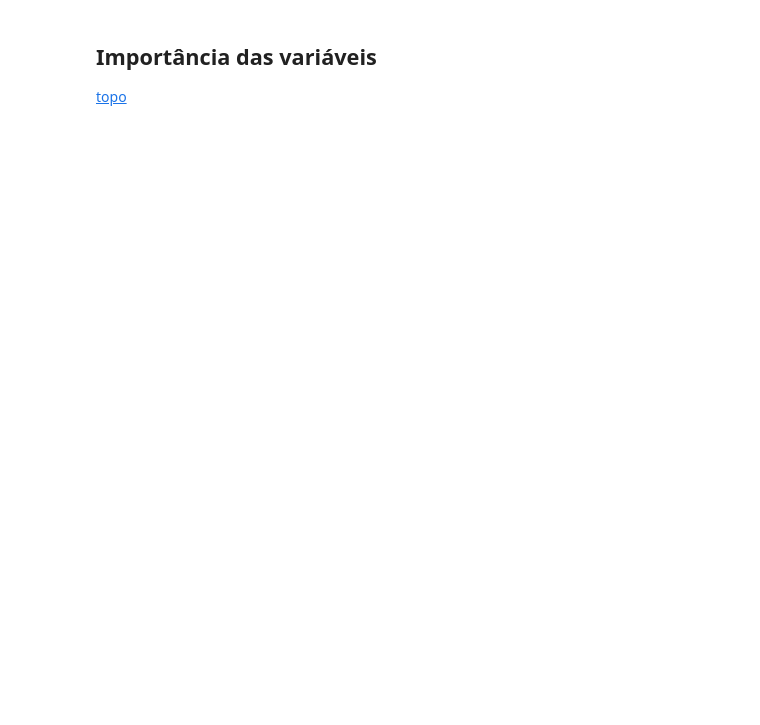
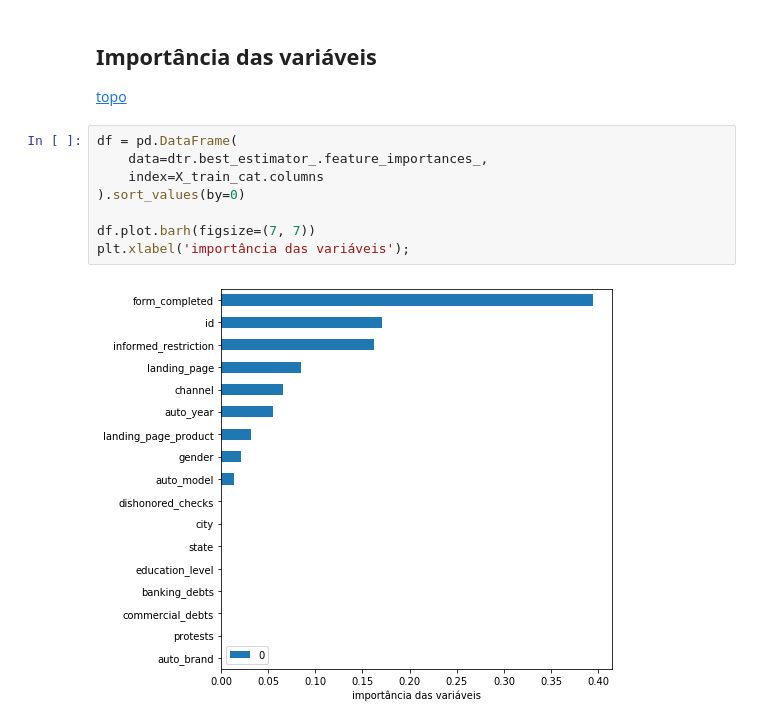
Before and after one commit to jruizvar/creditas, a Jupyter notebook: notebook/modelo_de_credito.ipynb, the cells around one changed output. Drawn from its saved outputs; the diff is of its cells as text; blank space fills up the shorter version.

Commit message:
feature importances

```diff
--- a/notebook/modelo_de_credito.ipynb
+++ b/notebook/modelo_de_credito.ipynb
@@ -263,3 +302,13 @@ Stacking: 0.7452969866626725
 ## Importância das variáveis
 
 [topo](#home)
+# %%
+df = pd.DataFrame(
+    data=dtr.best_estimator_.feature_importances_,
+    index=X_train_cat.columns
+).sort_values(by=0)
+
+df.plot.barh(figsize=(7, 7))
+plt.xlabel('importância das variáveis');
+# %% [output]
+[figure, added]
```
Also changed, not shown: parts of 19 cells of this notebook, 1 other file.
